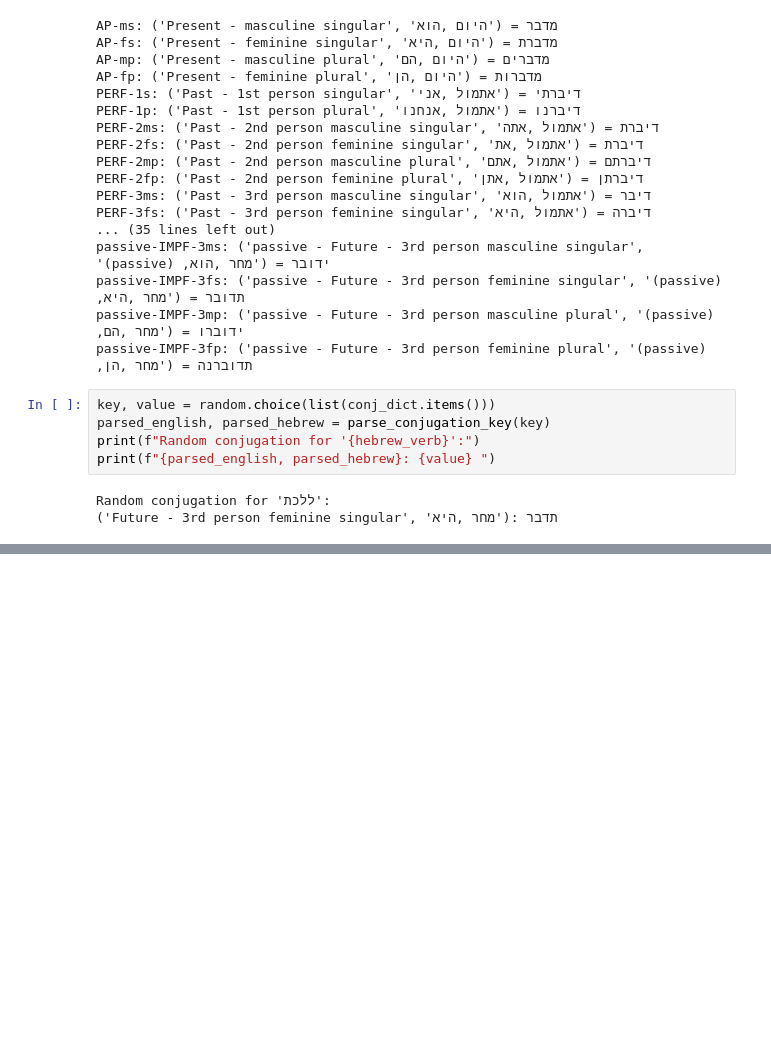
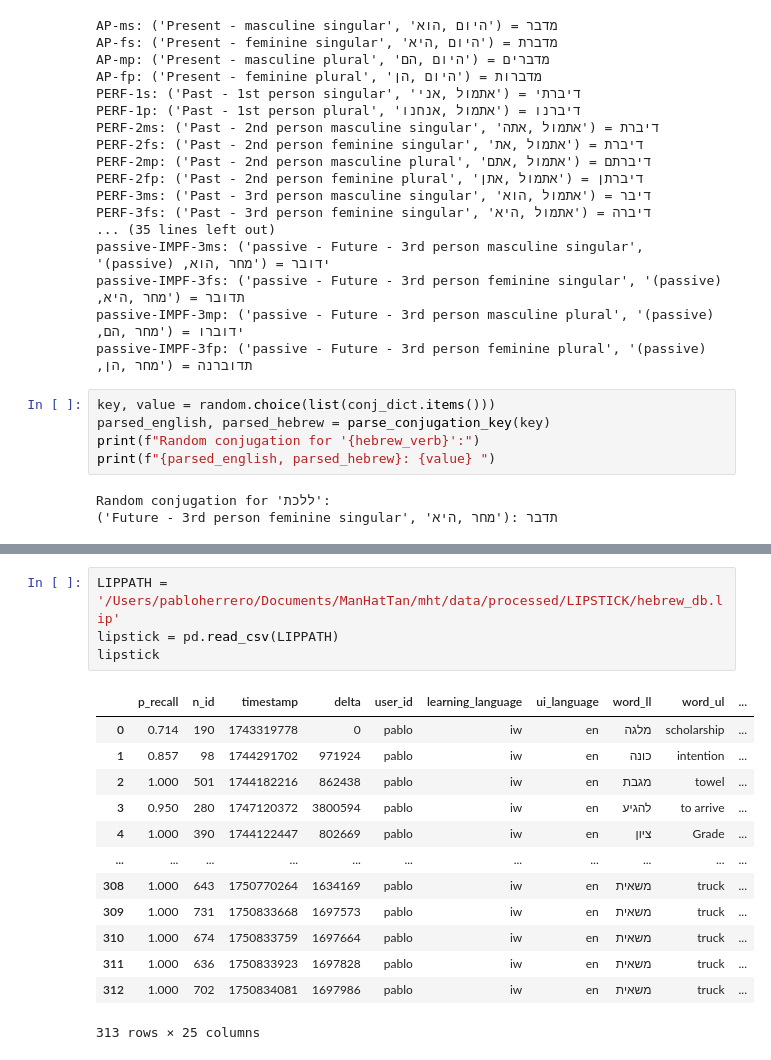
Before and after one commit to proscrite/ManHatTan, a Jupyter notebook: mht/notebooks/webscrapping_pealim.ipynb, the cells around one changed output, grey strips where cells are left out. Saved outputs shown, nothing was run; the diff lists cells and outputs as text; blank space fills up the shorter version.

```diff
--- a/mht/notebooks/webscrapping_pealim.ipynb
+++ b/mht/notebooks/webscrapping_pealim.ipynb
@@ -260,0 +285,18 @@ Random conjugation for 'ללכת':
+# %%
+LIPPATH = '/Users/pabloherrero/Documents/ManHatTan/mht/data/processed/LIPSTICK/hebrew_db.lip'
+lipstick = pd.read_csv(LIPPATH)
+lipstick
+# %% [output]
+|  | p_recall | n_id | timestamp | delta | user_id | learning_language | ui_language | word_ll | word_ul | ... |
+| 0 | 0.714 | 190 | 1743319778 | 0 | pablo | iw | en | מלגה | scholarship | ... |
+| 1 | 0.857 | 98 | 1744291702 | 971924 | pablo | iw | en | כונה | intention | ... |
+| 2 | 1.000 | 501 | 1744182216 | 862438 | pablo | iw | en | מגבת | towel | ... |
+| 3 | 0.950 | 280 | 1747120372 | 3800594 | pablo | iw | en | להגיע | to arrive | ... |
+| 4 | 1.000 | 390 | 1744122447 | 802669 | pablo | iw | en | ציון | Grade | ... |
+| ... | ... | ... | ... | ... | ... | ... | ... | ... | ... | ... |
+| 308 | 1.000 | 643 | 1750770264 | 1634169 | pablo | iw | en | משאית | truck | ... |
+| 309 | 1.000 | 731 | 1750833668 | 1697573 | pablo | iw | en | משאית | truck | ... |
+| 310 | 1.000 | 674 | 1750833759 | 1697664 | pablo | iw | en | משאית | truck | ... |
+| 311 | 1.000 | 636 | 1750833923 | 1697828 | pablo | iw | en | משאית | truck | ... |
+| 312 | 1.000 | 702 | 1750834081 | 1697986 | pablo | iw | en | משאית | truck | ... |
+313 rows × 25 columns
```
Also changed, not shown: parts of 11 cells of this notebook, 1 other file.
